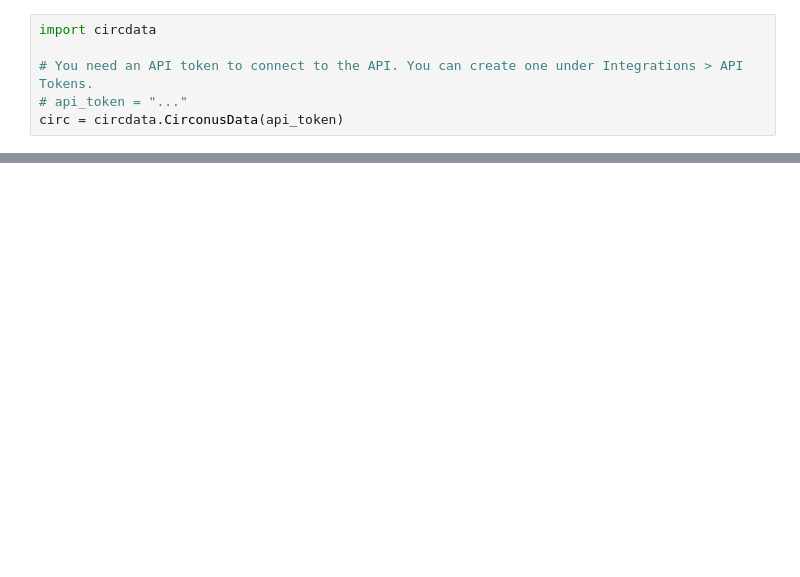
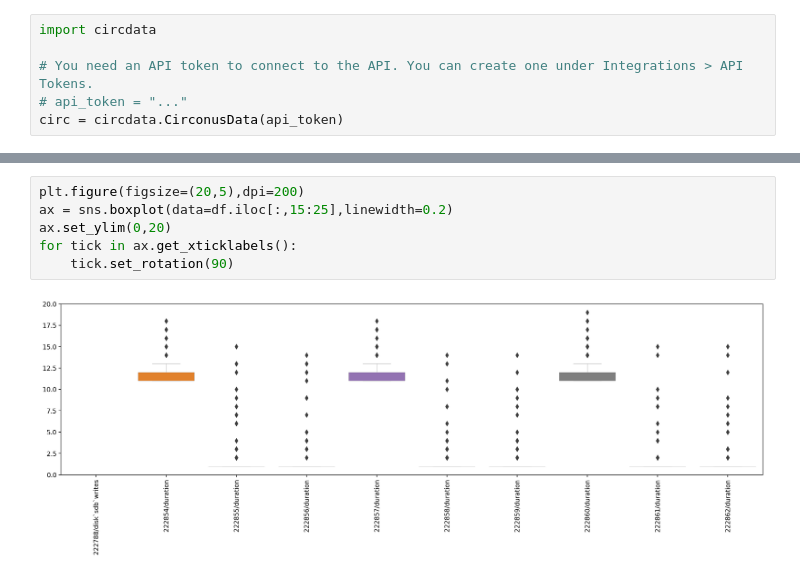
Before and after one commit to HeinrichHartmann/DS4OPS, a Jupyter notebook: work/Circonus for Data Science.ipynb, the cells around one changed output, grey strips where cells are left out. Cells and saved outputs as stored; diff of their text form; blank space fills up the shorter version.

```diff
--- a/work/Circonus for Data Science.ipynb
+++ b/work/Circonus for Data Science.ipynb
@@ -191,0 +119,8 @@ CH = circ_data.caql('search:metric:histogram("a*") | histogram:merge()', 1467892
+# %%
+plt.figure(figsize=(20,5),dpi=200)
+ax = sns.boxplot(data=df.iloc[:,15:25],linewidth=0.2)
+ax.set_ylim(0,20)
+for tick in ax.get_xticklabels():
+    tick.set_rotation(90)
+# %% [output]
+[figure, added]
```
Also changed, not shown: parts of 42 cells of this notebook, 2 other files.
